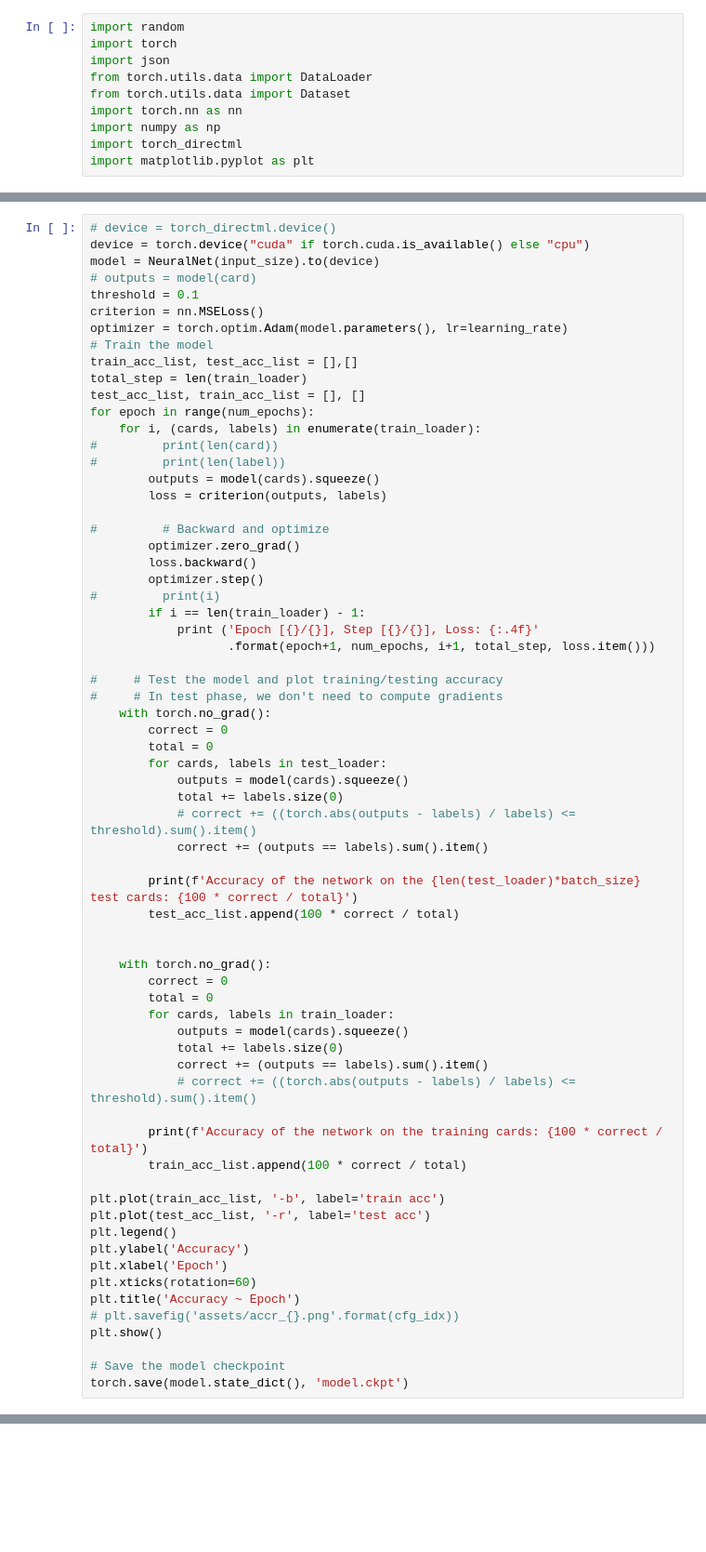
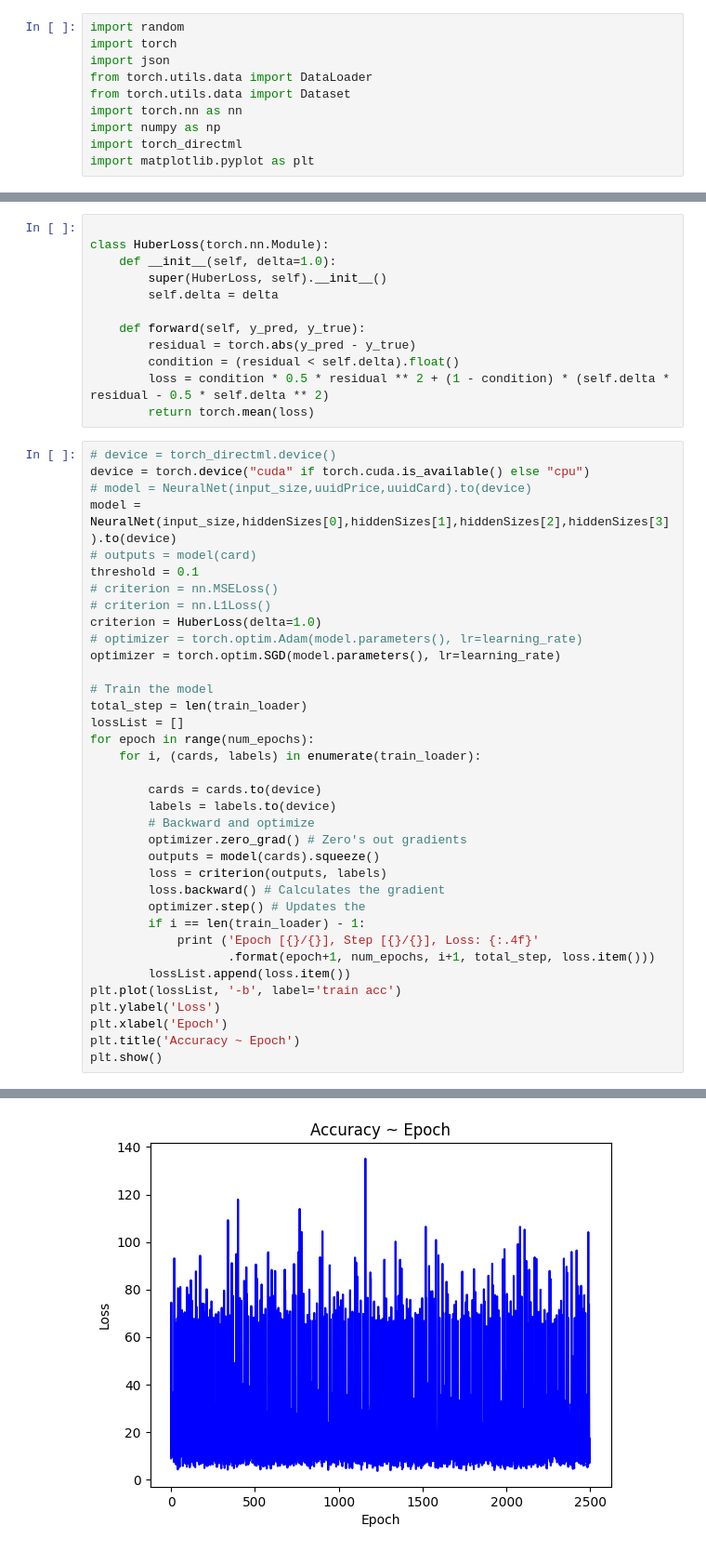
Before and after one commit to GabeRighi/CPTS315_Project, a Jupyter notebook: Model.ipynb, the cells around one changed output, grey strips where cells are left out. Shown at 93% size. Drawn from its saved outputs; the diff is of its cells as text; blank space fills up the shorter version.

```diff
--- a/Model.ipynb
+++ b/Model.ipynb
@@ -260,69 +343,50 @@ class NeuralNet(nn.Module):
         return out
+# %%
+
+class HuberLoss(torch.nn.Module):
+    def __init__(self, delta=1.0):
+        super(HuberLoss, self).__init__()
+        self.delta = delta
+
+    def forward(self, y_pred, y_true):
+        residual = torch.abs(y_pred - y_true)
+        condition = (residual < self.delta).float()
+        loss = condition * 0.5 * residual ** 2 + (1 - condition) * (self.delta * residual - 0.5 * self.delta ** 2)
+        return torch.mean(loss)
 # %%
 # device = torch_directml.device()
 device = torch.device("cuda" if torch.cuda.is_available() else "cpu")
-model = NeuralNet(input_size).to(device)
+# model = NeuralNet(input_size,uuidPrice,uuidCard).to(device)
+model = NeuralNet(input_size,hiddenSizes[0],hiddenSizes[1],hiddenSizes[2],hiddenSizes[3]).to(device)
 # outputs = model(card)
 threshold = 0.1
-criterion = nn.MSELoss()
-optimizer = torch.optim.Adam(model.parameters(), lr=learning_rate)
+# criterion = nn.MSELoss()
+# criterion = nn.L1Loss()
+criterion = HuberLoss(delta=1.0)
+# optimizer = torch.optim.Adam(model.parameters(), lr=learning_rate)
+optimizer = torch.optim.SGD(model.parameters(), lr=learning_rate)
+
 # Train the model
-train_acc_list, test_acc_list = [],[]
 total_step = len(train_loader)
-test_acc_list, train_acc_list = [], []
+lossList = []
 for epoch in range(num_epochs):
     for i, (cards, labels) in enumerate(train_loader):
-#         print(len(card))
-#         print(len(label))
+
+        cards = cards.to(device)
+        labels = labels.to(device)
+        # Backward and optimize
+        optimizer.zero_grad() # Zero's out gradients
         outputs = model(cards).squeeze()
         loss = criterion(outputs, labels)
-
-#         # Backward and optimize
-        optimizer.zero_grad()
-        loss.backward()
-        optimizer.step()
-#         print(i)
+        loss.backward() # Calculates the gradient
+        optimizer.step() # Updates the
         if i == len(train_loader) - 1:
             print ('Epoch [{}/{}], Step [{}/{}], Loss: {:.4f}'
                    .format(epoch+1, num_epochs, i+1, total_step, loss.item()))
-
-#     # Test the model and plot training/testing accuracy
-#     # In test phase, we don't need to compute gradients
-    with torch.no_grad():
-        correct = 0
-        total = 0
-        for cards, labels in test_loader:
-            outputs = model(cards).squeeze()
-            total += labels.size(0)
-            # correct += ((torch.abs(outputs - labels) / labels) <= threshold).sum().item()
-            correct += (outputs == labels).sum().item()
-
-        print(f'Accuracy of the network on the {len(test_loader)*batch_size} test cards: {100 * correct / total}')
-        test_acc_list.append(100 * correct / total)
-
-
-    with torch.no_grad():
-        correct = 0
-        total = 0
-        for cards, labels in train_loader:
-            outputs = model(cards).squeeze()
-            total += labels.size(0)
-            correct += (outputs == labels).sum().item()
-            # correct += ((torch.abs(outputs - labels) / labels) <= threshold).sum().item()
-
-        print(f'Accuracy of the network on the training cards: {100 * correct / total}')
-        train_acc_list.append(100 * correct / total)
-
-plt.plot(train_acc_list, '-b', label='train acc')
-plt.plot(test_acc_list, '-r', label='test acc')
-plt.legend()
-plt.ylabel('Accuracy')
+        lossList.append(loss.item())
+plt.plot(lossList, '-b', label='train acc')
+plt.ylabel('Loss')
 plt.xlabel('Epoch')
-plt.xticks(rotation=60)
 plt.title('Accuracy ~ Epoch')
-# plt.savefig('assets/accr_{}.png'.format(cfg_idx))
 plt.show()
-
-# Save the model checkpoint
-torch.save(model.state_dict(), 'model.ckpt')
 # %% [output]
@@ -345 +410,2 @@ KeyboardInterrupt:
+[figure, added]
 # %%
```
Also changed, not shown: parts of 7 cells of this notebook.
